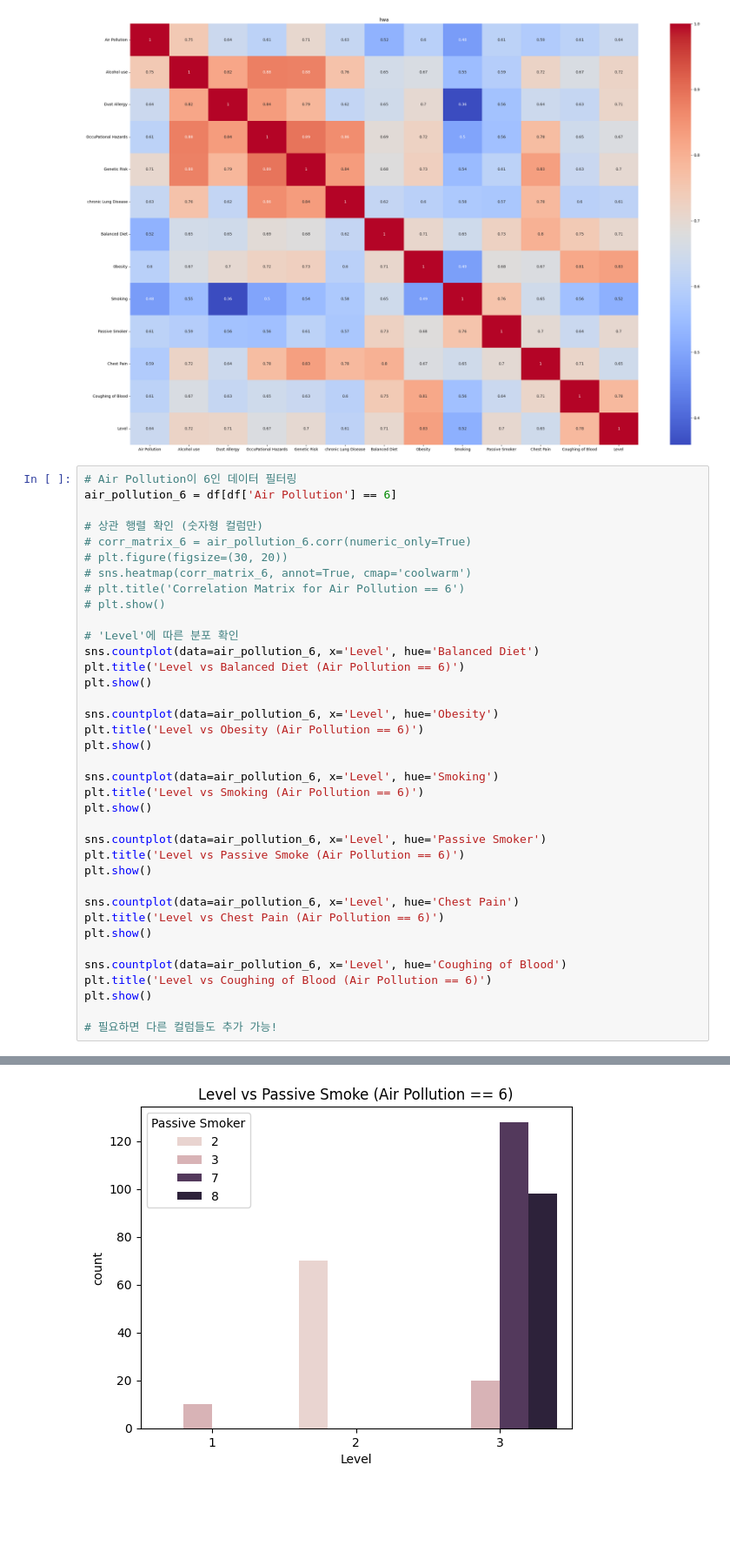
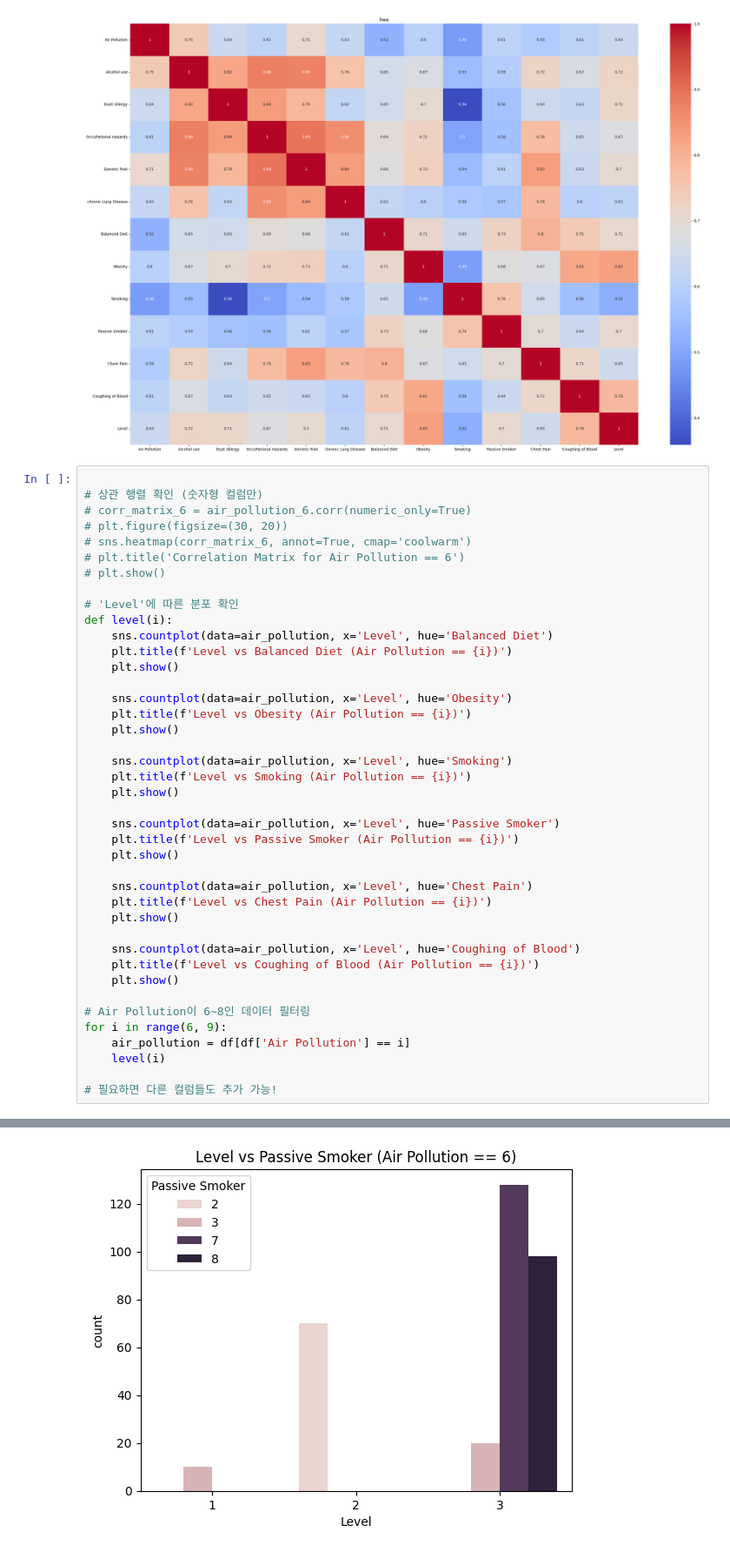
Before and after one commit to encore-SKN11/ML-3Team, a Jupyter notebook: eda_sjh.ipynb, the cells around one changed output, grey strips where cells are left out. Shown at 87% size. Cells and saved outputs as stored; diff of their text form; blank space fills up the shorter version.

Commit message:
add feature distribution for level 3 graph

```diff
--- a/eda_sjh.ipynb
+++ b/eda_sjh.ipynb
@@ -248,46 +248,50 @@ plt.show()
 # %% [output]
 [figure]
 # %%
-# Air Pollution이 6인 데이터 필터링
-air_pollution_6 = df[df['Air Pollution'] == 6]
 
 # 상관 행렬 확인 (숫자형 컬럼만)
 # corr_matrix_6 = air_pollution_6.corr(numeric_only=True)
 # plt.figure(figsize=(30, 20))
 # sns.heatmap(corr_matrix_6, annot=True, cmap='coolwarm')
 # plt.title('Correlation Matrix for Air Pollution == 6')
 # plt.show()
 
 # 'Level'에 따른 분포 확인
-sns.countplot(data=air_pollution_6, x='Level', hue='Balanced Diet')
-plt.title('Level vs Balanced Diet (Air Pollution == 6)')
-plt.show()
+def level(i):
+    sns.countplot(data=air_pollution, x='Level', hue='Balanced Diet')
+    plt.title(f'Level vs Balanced Diet (Air Pollution == {i})')
+    plt.show()
 
-sns.countplot(data=air_pollution_6, x='Level', hue='Obesity')
-plt.title('Level vs Obesity (Air Pollution == 6)')
-plt.show()
+    sns.countplot(data=air_pollution, x='Level', hue='Obesity')
+    plt.title(f'Level vs Obesity (Air Pollution == {i})')
+    plt.show()
 
-sns.countplot(data=air_pollution_6, x='Level', hue='Smoking')
-plt.title('Level vs Smoking (Air Pollution == 6)')
-plt.show()
+    sns.countplot(data=air_pollution, x='Level', hue='Smoking')
+    plt.title(f'Level vs Smoking (Air Pollution == {i})')
+    plt.show()
 
-sns.countplot(data=air_pollution_6, x='Level', hue='Passive Smoker')
-plt.title('Level vs Passive Smoke (Air Pollution == 6)')
-plt.show()
+    sns.countplot(data=air_pollution, x='Level', hue='Passive Smoker')
+    plt.title(f'Level vs Passive Smoker (Air Pollution == {i})')
+    plt.show()
 
-sns.countplot(data=air_pollution_6, x='Level', hue='Chest Pain')
-plt.title('Level vs Chest Pain (Air Pollution == 6)')
-plt.show()
+    sns.countplot(data=air_pollution, x='Level', hue='Chest Pain')
+    plt.title(f'Level vs Chest Pain (Air Pollution == {i})')
+    plt.show()
 
-sns.countplot(data=air_pollution_6, x='Level', hue='Coughing of Blood')
-plt.title('Level vs Coughing of Blood (Air Pollution == 6)')
-plt.show()
+    sns.countplot(data=air_pollution, x='Level', hue='Coughing of Blood')
+    plt.title(f'Level vs Coughing of Blood (Air Pollution == {i})')
+    plt.show()
+
+# Air Pollution이 6~8인 데이터 필터링
+for i in range(6, 9):
+    air_pollution = df[df['Air Pollution'] == i]
+    level(i)
 
 # 필요하면 다른 컬럼들도 추가 가능!
 # %% [output]
 [figure]
 [figure]
 [figure]
-[figure, old version]
+[figure, new version]
 [figure]
 [figure]
```
Also changed, not shown: parts of 5 cells of this notebook.
